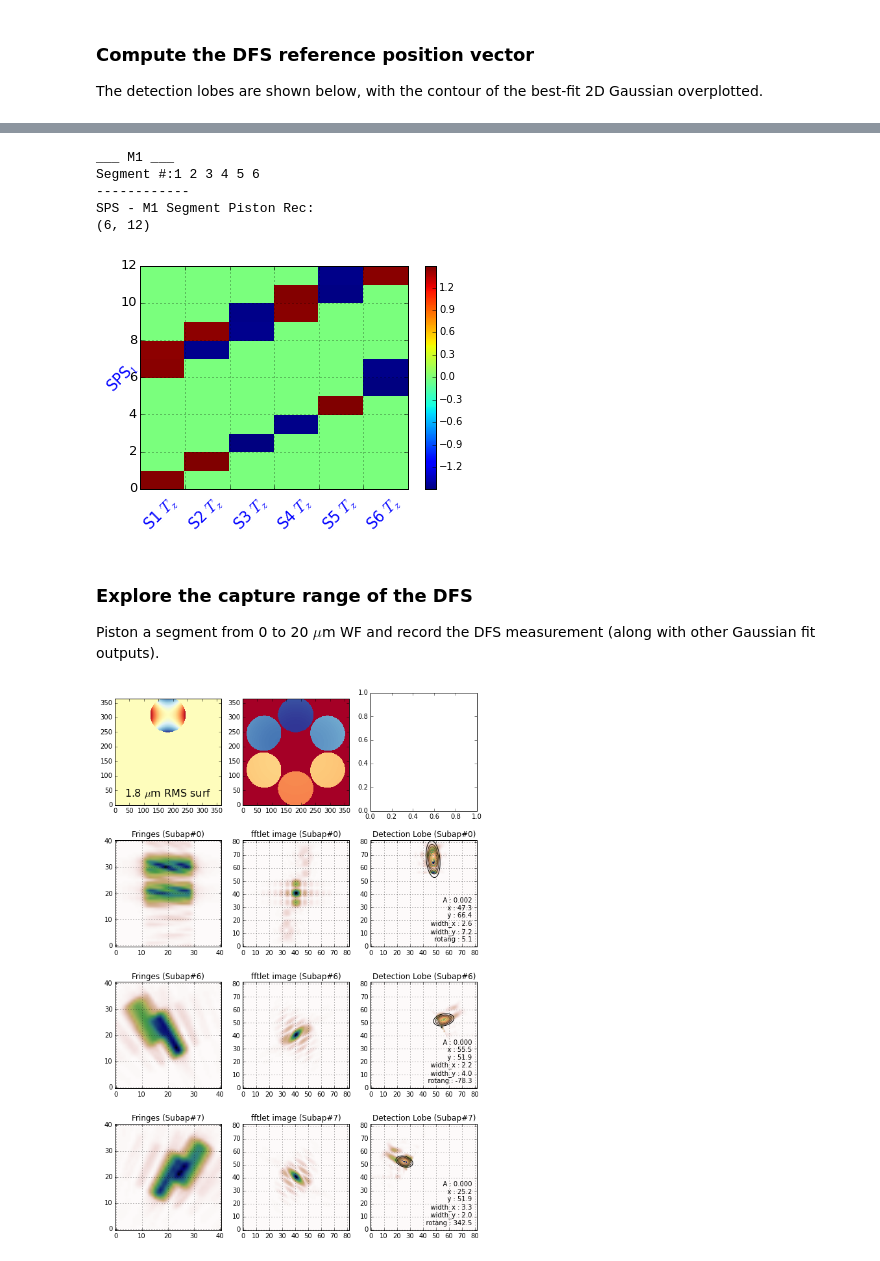
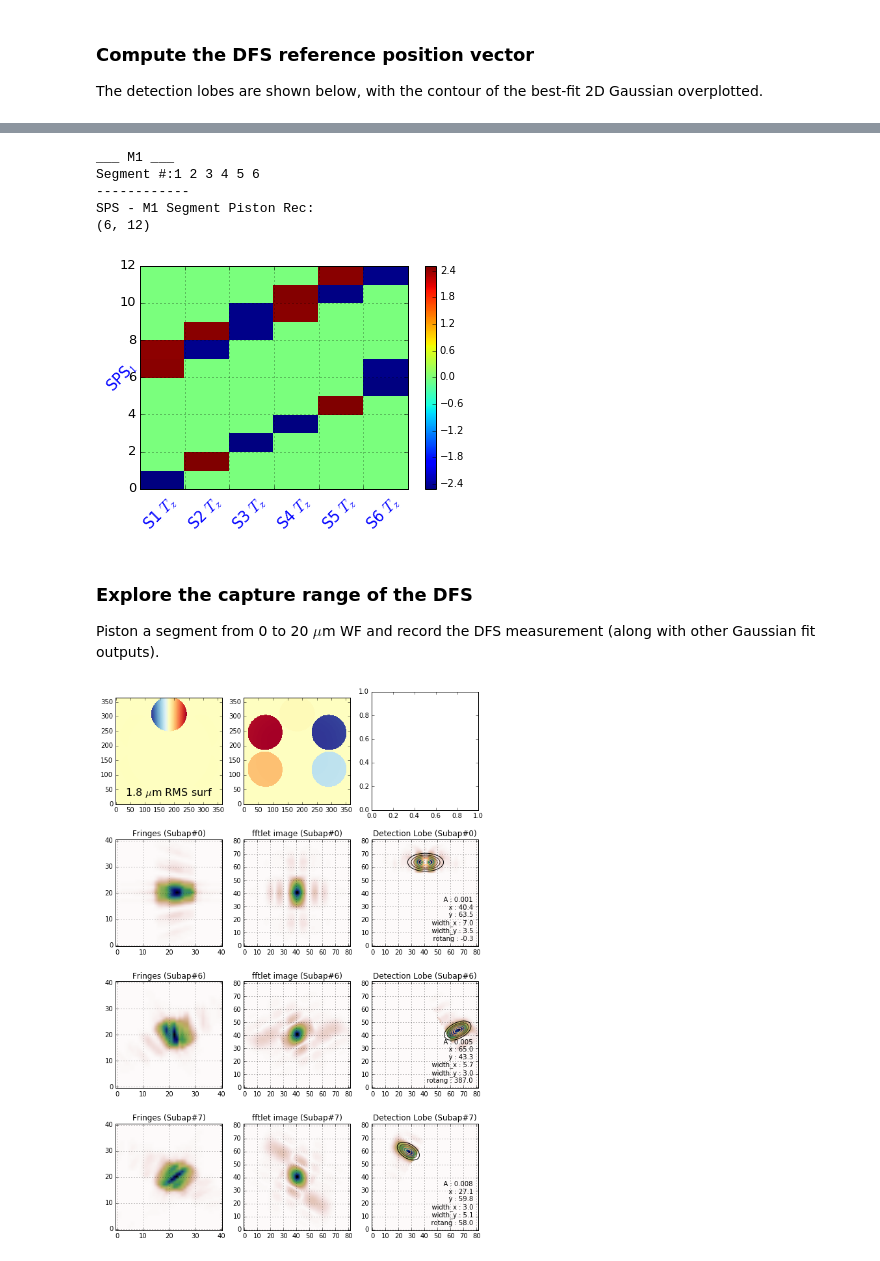
Before and after one commit to rconan/CEO, a Jupyter notebook: segmentPistonSensor/Segment-Piston-Sensor-Signal-Analysis.ipynb, the cells around one changed output, grey strips where cells are left out. Saved outputs shown, nothing was run; the diff lists cells and outputs as text; code cells hidden in the pictures.

Commit message:
SPS Signal analysis notebook now using 2.67 "/micron dispersion

```diff
--- a/segmentPistonSensor/Segment-Piston-Sensor-Signal-Analysis.ipynb
+++ b/segmentPistonSensor/Segment-Piston-Sensor-Signal-Analysis.ipynb
@@ -25,7 +25,7 @@ gmt = ceo.GMT_MX(D,nPx,M1_radial_order=radial_order,M2_radial_order=radial_order
 # %% [markdown]
 ### Initialize and Calibrate Dispersed Fringe Sensor (DFS)
 # %%
-sps = ceo.DispersedFringeSensor(gmt.M1,src)#,nyquist_factor=2)
+sps = ceo.DispersedFringeSensor(gmt.M1,src, dispersion=2.67)#,nyquist_factor=2)
 sps.INIT_ALL_ATTRIBUTES = True
 sps.calibrate(src,gmt)
 # %% [markdown]
@@ -129,14 +143,14 @@ Segment #:1 2 3 4 5 6
 ------------
 SPS - M1 Segment Piston Rec:
 (6, 12)
-[figure, old version]
+[figure, new version]
 # %% [markdown]
 ### Explore the capture range of the DFS
 Piston a segment from 0 to 20 $\mu$m WF and record the DFS measurement (along with other Gaussian fit outputs).
 # %%
 segId = 1 # segment number to scan in piston
 subap = [0,6,7] # DFS subaperture to monitor visually
-zernidx = 5 # 0: piston, 1: tilt, ...
+zernidx = 1 # 0: piston, 1: tilt, ...
 segStroke = np.arange(0,2,0.25, dtype=float)  #in microns
 SPSmeas = np.zeros((12*src.N_SRC, segStroke.size))
 lobeA = np.zeros((12*src.N_SRC, segStroke.size))
@@ -198,34 +212,34 @@ for pp in range(segStroke.size):
     imm2 = (ax.ravel())[1].imshow(wfrec, interpolation='None',cmap='RdYlBu',origin='lower')
     textcoll[0] = text(0.5,0.05, """%.1f $\mu$m RMS surf"""%segStroke[pp], fontsize=16,
                          verticalalignment='bottom', horizontalalignment='center', transform=(ax.ravel())[0].transAxes)
     for k in range(3):
         (ax.ravel())[3*k+3].imshow((fringesCube[:,:,subap[k]]), cmap=plt.cm.gist_earth_r, origin='lower')
         (ax.ravel())[3*k+4].imshow(np.sqrt(dataCube[:,:,subap[k]]), cmap=plt.cm.gist_earth_r, origin='lower')
         (ax.ravel())[3*k+5].imshow(dataCube[:,:,subap[k]]*sps.spsmask[:,:,subap[k]], cmap=plt.cm.gist_earth_r, origin='lower')
         contourcoll[k] = (ax.ravel())[3*k+5].contour(sps.fftlet_fit_images[:,:,subap[k]], cmap=plt.cm.copper, origin='lower')
 
         (ax.ravel())[3*k+3].grid(True)
         (ax.ravel())[3*k+3].set_title('Fringes (Subap#%d)'%subap[k])
         (ax.ravel())[3*k+4].grid(True)
         (ax.ravel())[3*k+4].set_title('fftlet image (Subap#%d)'%subap[k])
         (ax.ravel())[3*k+5].grid(True)
         (ax.ravel())[3*k+5].set_title('Detection Lobe (Subap#%d)'%subap[k])
 
         textcoll[k+1] = text(0.95, 0.04, """
             A : %.3f
             x : %.1f
             y : %.1f
             width_x : %.1f
             width_y : %.1f
             rotang : %.1f""" %(params[0,k], params[2,k], params[1,k], params[4,k], params[3,k], params[5,k]),
             fontsize=10, horizontalalignment='right',
             verticalalignment='bottom', transform=(ax.ravel())[3*k+5].transAxes)
     IPython.display.clear_output(wait=True)
     IPython.display.display(fig)
 
 close()
 # %% [output]
-[figure, old version]
+[figure, new version]
 # %%
 fig, (ax1, ax2) = plt.subplots(1,2)
 fig.set_size_inches((15,5))
```
Also changed, not shown: parts of 5 cells of this notebook.
